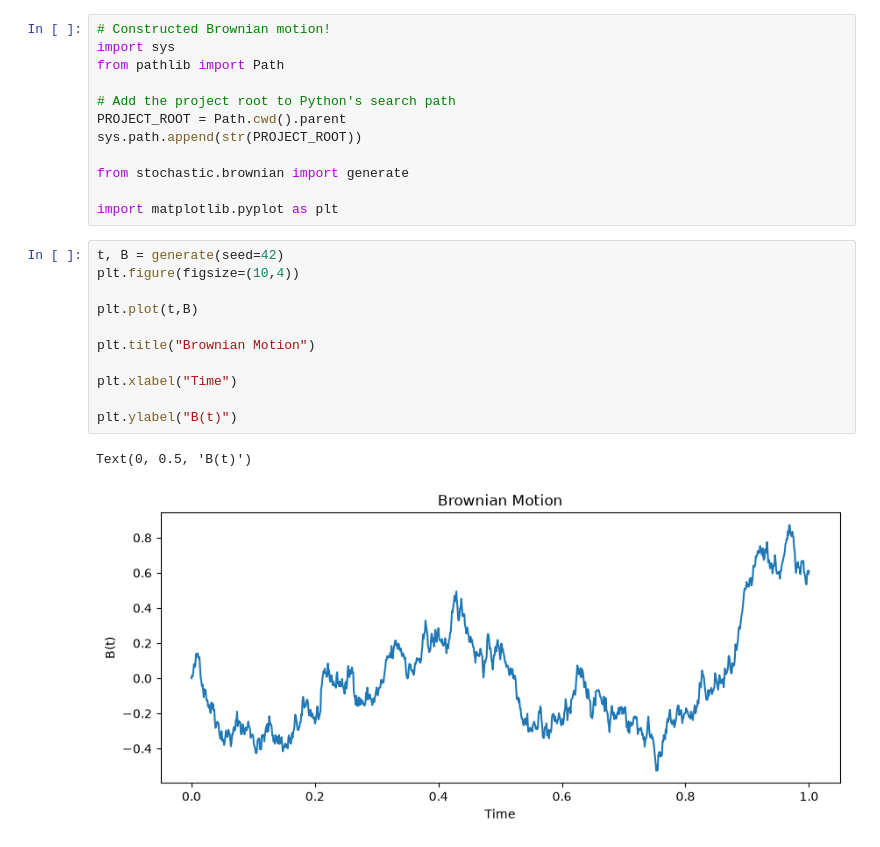
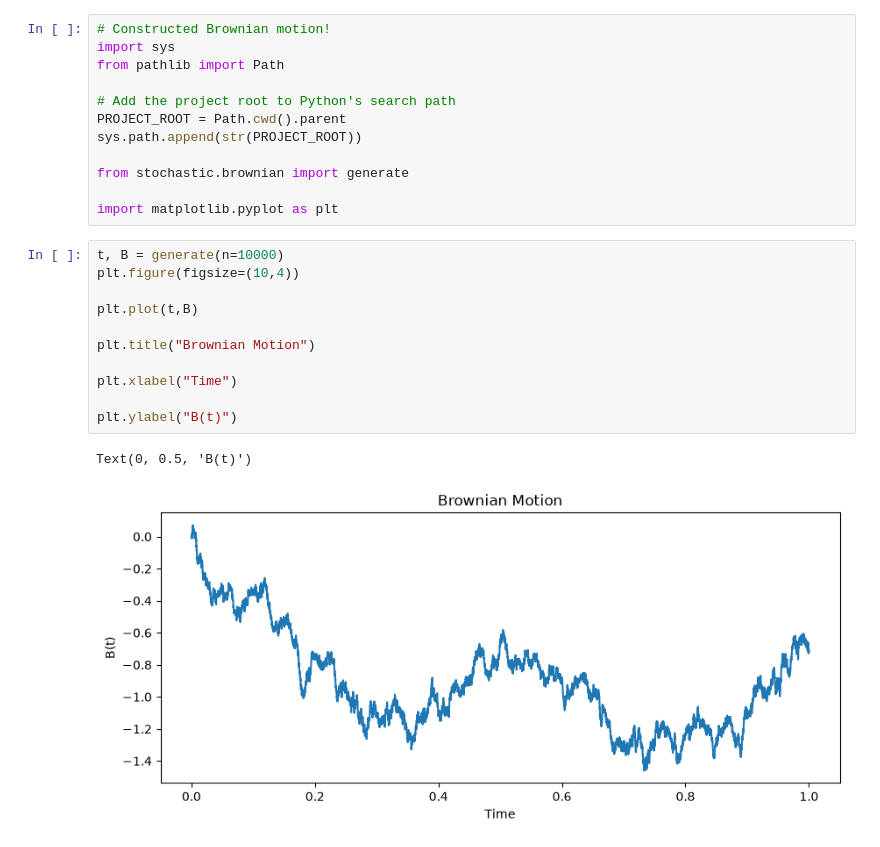
Before and after one commit to nanxij/surim-brownian-exploration, a Jupyter notebook: notebooks/week2.ipynb, the cells around one changed output. Cells and saved outputs as stored; diff of their text form.

```diff
--- a/notebooks/week2.ipynb
+++ b/notebooks/week2.ipynb
@@ -11,16 +24,16 @@ from stochastic.brownian import generate
 
 import matplotlib.pyplot as plt
 # %%
-t, B = generate(seed=42)
+t, B = generate(n=10000)
 plt.figure(figsize=(10,4))
 
 plt.plot(t,B)
 
 plt.title("Brownian Motion")
 
 plt.xlabel("Time")
 
 plt.ylabel("B(t)")
 # %% [output]
 Text(0, 0.5, 'B(t)')
-[figure, old version]
+[figure, new version]
```
Also changed, not shown: parts of 3 cells of this notebook, 1 other file.
